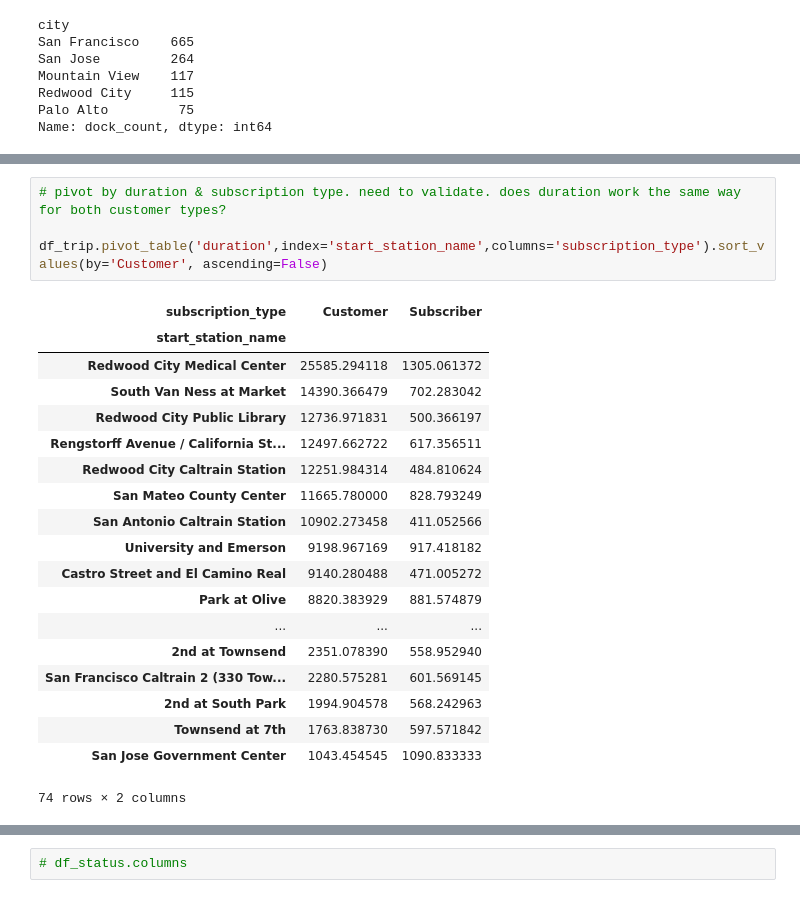
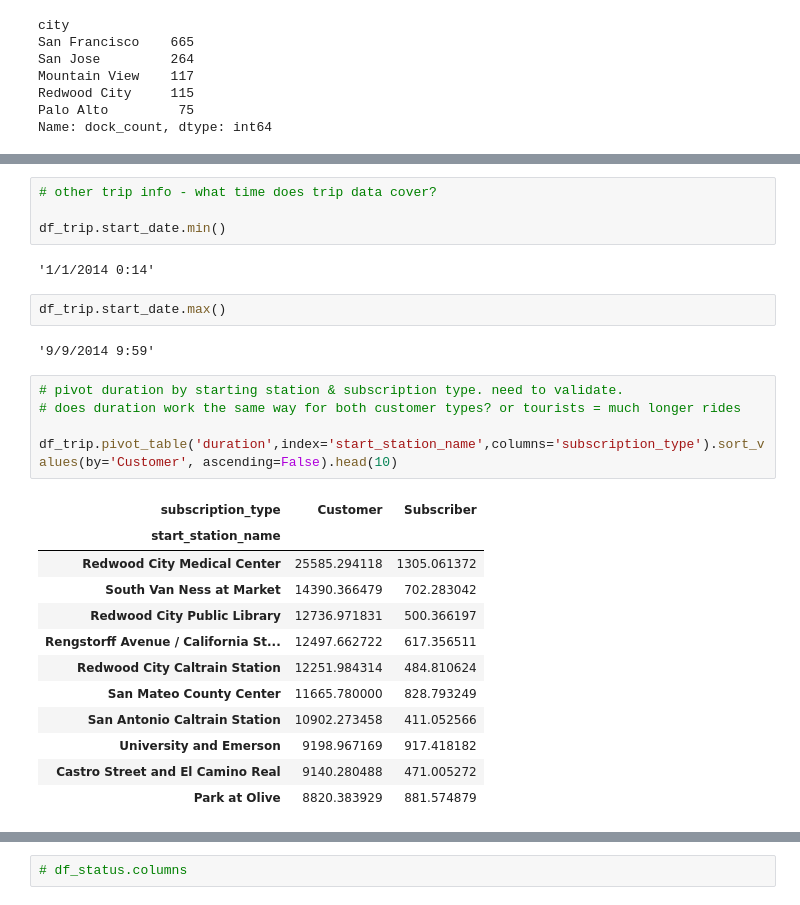
Before and after one commit to blindseth/dadata, a Jupyter notebook: SFBikeShare/derailleur.ipynb, the cells around one changed output, grey strips where cells are left out. Saved outputs shown, nothing was run; the diff lists cells and outputs as text.

```diff
--- a/SFBikeShare/derailleur.ipynb
+++ b/SFBikeShare/derailleur.ipynb
@@ -164,24 +185,28 @@ df_trip.pivot_table('id', index='start_station_name',columns='subscription_type'
+# %%
+# other trip info - what time does trip data cover?
+
+df_trip.start_date.min()
+# %% [output]
+'1/1/2014 0:14'
+# %%
+df_trip.start_date.max()
+# %% [output]
+'9/9/2014 9:59'
 # %%
-# pivot by duration & subscription type. need to validate. does duration work the same way for both customer types?
+# pivot duration by starting station & subscription type. need to validate.
+# does duration work the same way for both customer types? or tourists = much longer rides
 
-df_trip.pivot_table('duration',index='start_station_name',columns='subscription_type').sort_values(by='Customer', ascending=False)
+df_trip.pivot_table('duration',index='start_station_name',columns='subscription_type').sort_values(by='Customer', ascending=False).head(10)
 # %% [output]
 | subscription_type | Customer | Subscriber |
 | start_station_name |  |  |
 | Redwood City Medical Center | 25585.294118 | 1305.061372 |
 | South Van Ness at Market | 14390.366479 | 702.283042 |
 | Redwood City Public Library | 12736.971831 | 500.366197 |
 | Rengstorff Avenue / California St... | 12497.662722 | 617.356511 |
 | Redwood City Caltrain Station | 12251.984314 | 484.810624 |
 | San Mateo County Center | 11665.780000 | 828.793249 |
 | San Antonio Caltrain Station | 10902.273458 | 411.052566 |
 | University and Emerson | 9198.967169 | 917.418182 |
 | Castro Street and El Camino Real | 9140.280488 | 471.005272 |
 | Park at Olive | 8820.383929 | 881.574879 |
-| ... | ... | ... |
-| 2nd at Townsend | 2351.078390 | 558.952940 |
-| San Francisco Caltrain 2 (330 Tow... | 2280.575281 | 601.569145 |
-| 2nd at South Park | 1994.904578 | 568.242963 |
-| Townsend at 7th | 1763.838730 | 597.571842 |
-| San Jose Government Center | 1043.454545 | 1090.833333 |
-74 rows × 2 columns
```
Also changed, not shown: parts of 25 cells of this notebook.
